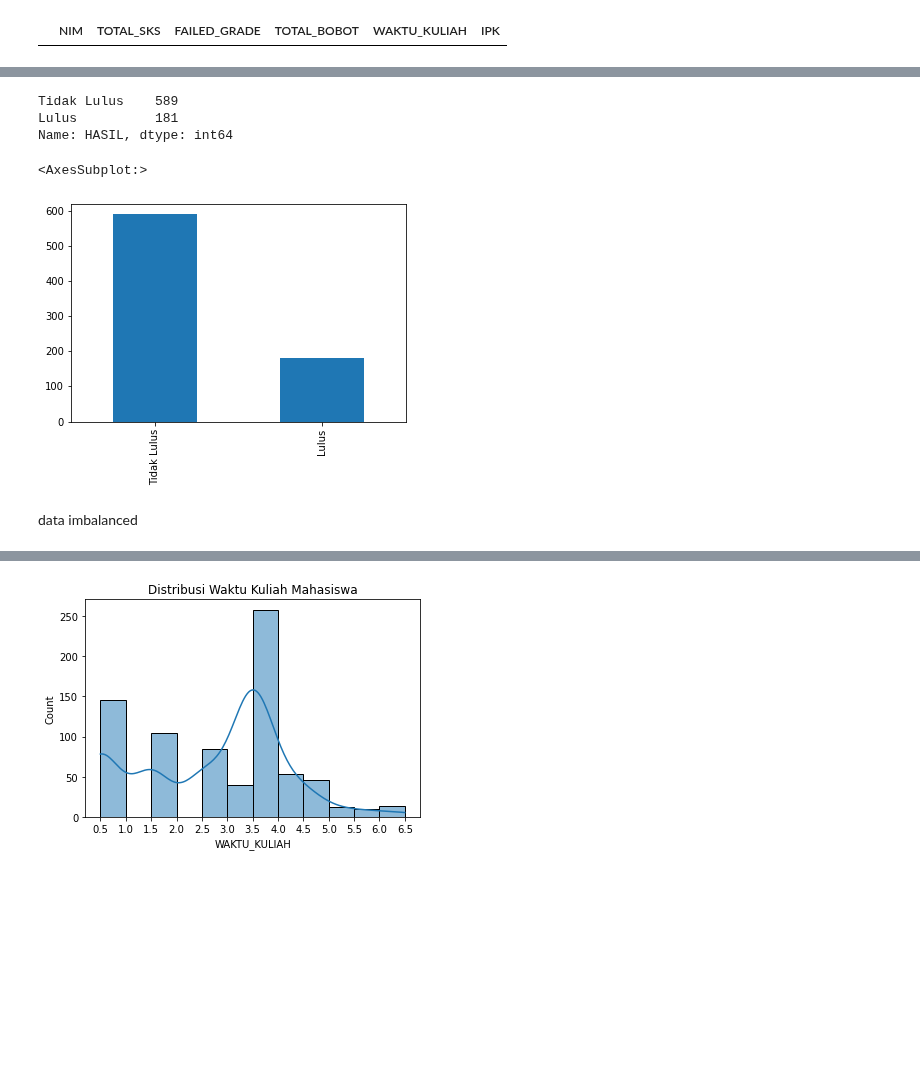
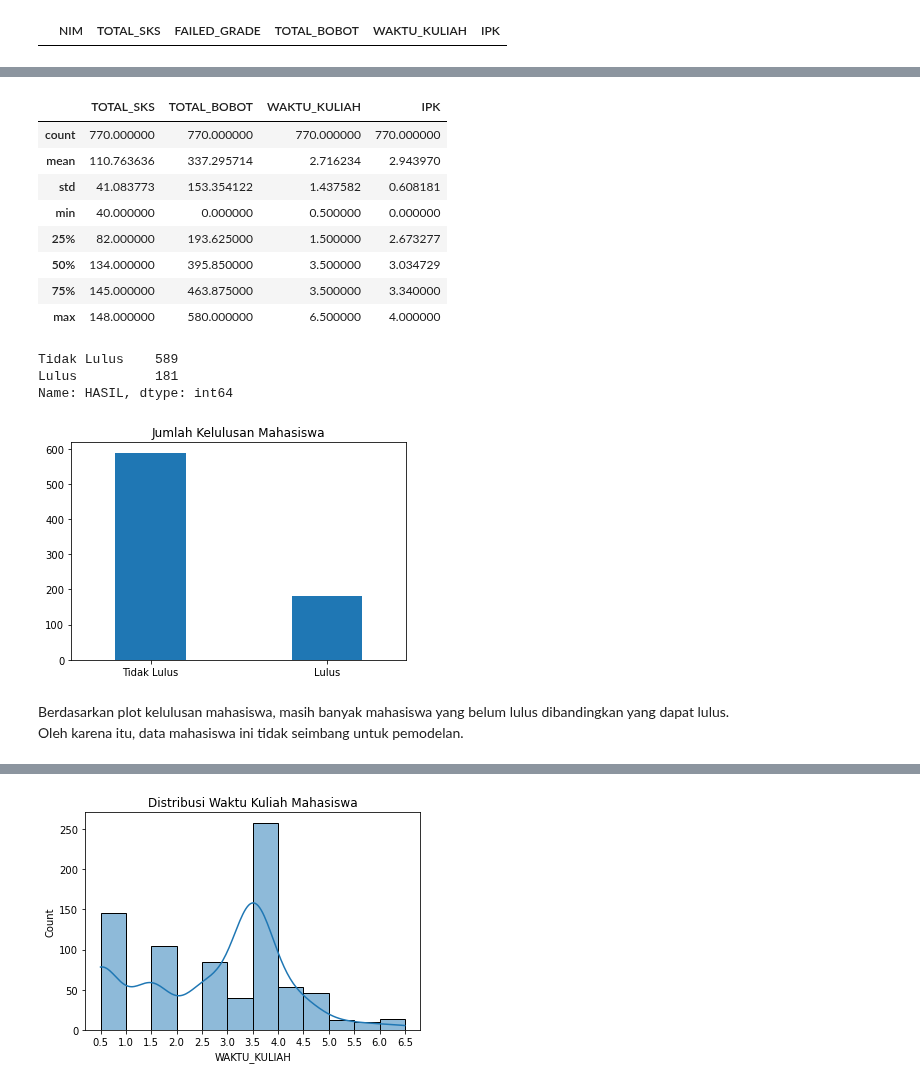
Before and after one commit to FelixFern/ISFEST-ODE, a Jupyter notebook: EDA.ipynb, the cells around one changed output, grey strips where cells are left out. Drawn from its saved outputs; the diff is of its cells as text; code cells hidden in the pictures; blank space fills up the shorter version.

Commit message:
correcting comments and plot

```diff
--- a/EDA.ipynb
+++ b/EDA.ipynb
@@ -395,16 +431,35 @@ df3.describe()
+# %%
+# statistika deskriptif df3
+
+df3.describe()
+# %% [output]
+|  | TOTAL_SKS | TOTAL_BOBOT | WAKTU_KULIAH | IPK |
+| count | 770.000000 | 770.000000 | 770.000000 | 770.000000 |
+| mean | 110.763636 | 337.295714 | 2.716234 | 2.943970 |
+| std | 41.083773 | 153.354122 | 1.437582 | 0.608181 |
+| min | 40.000000 | 0.000000 | 0.500000 | 0.000000 |
+| 25% | 82.000000 | 193.625000 | 1.500000 | 2.673277 |
+| 50% | 134.000000 | 395.850000 | 3.500000 | 3.034729 |
+| 75% | 145.000000 | 463.875000 | 3.500000 | 3.340000 |
+| max | 148.000000 | 580.000000 | 6.500000 | 4.000000 |
 # %%
 df3["HASIL"].value_counts()
 # %% [output]
 Tidak Lulus    589
 Lulus          181
 Name: HASIL, dtype: int64
-# %%
-df3["HASIL"].value_counts().plot(kind='bar')
-# %% [output]
-<AxesSubplot:>
-[figure, removed]
-# %% [markdown]
-data imbalanced
+# %%
+# plot kelulusan mahasiswa
+
+df3["HASIL"].value_counts().plot(kind='bar', width=0.4)
+plt.xticks(rotation=0)
+plt.title('Jumlah Kelulusan Mahasiswa')
+plt.show()
+# %% [output]
+[figure, added]
+# %% [markdown]
+Berdasarkan plot kelulusan mahasiswa, masih banyak mahasiswa yang belum lulus dibandingkan yang dapat lulus. \
+Oleh karena itu, data mahasiswa ini tidak seimbang untuk pemodelan.
 # %%
 # histogram/distribusi total sks
 
```
Also changed, not shown: parts of 52 cells of this notebook.
